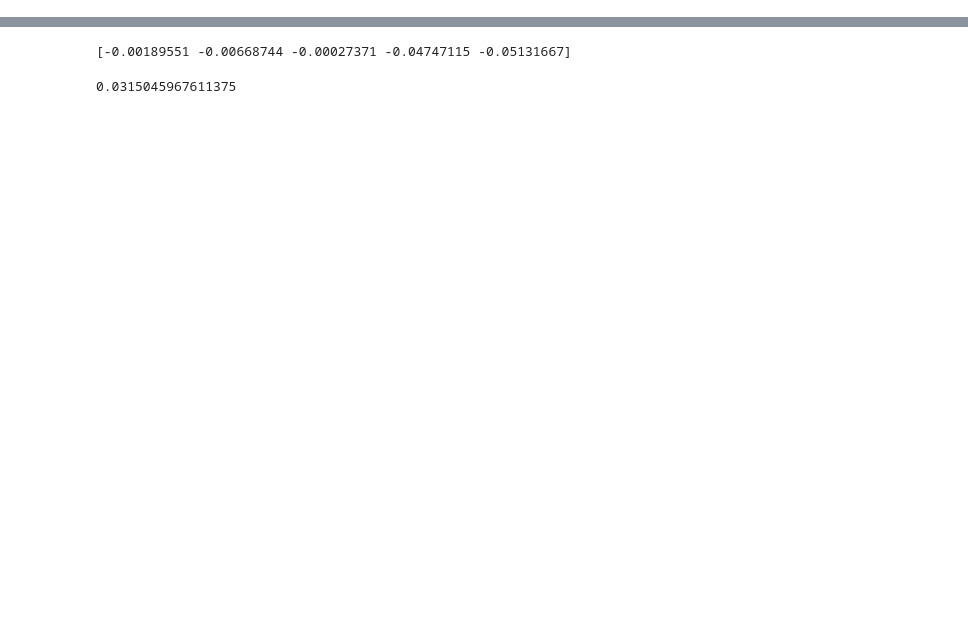
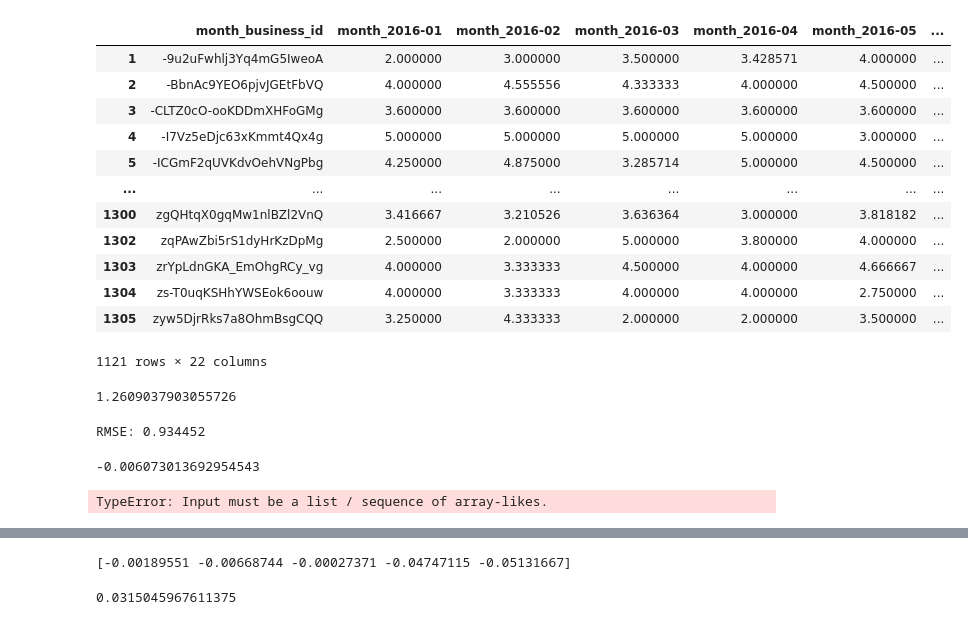
Before and after one commit to Joeyzect/Analytics_Edge_2022, a Jupyter notebook: notebooks/00-joseph-exploration.ipynb, the cells around one changed output, grey strips where cells are left out. Drawn from its saved outputs; the diff is of its cells as text; code cells hidden in the pictures; blank space fills up the shorter version.

```diff
--- a/notebooks/00-joseph-exploration.ipynb
+++ b/notebooks/00-joseph-exploration.ipynb
@@ -37,0 +168,34 @@ neighborhoods = enc.fit_transform(business_data_2016['neighborhood'].values.resh
+# %%
+unstacked["q4_2016"] = unstacked[["month_2016-10", "month_2016-11", "month_2016-12"]].mean(axis=1)
+#repeat for other qs
+unstacked["q3_2016"] = unstacked[["month_2016-07", "month_2016-08", "month_2016-09"]].mean(axis=1)
+unstacked["q2_2016"] = unstacked[["month_2016-04", "month_2016-05", "month_2016-06"]].mean(axis=1)
+unstacked["q1_2016"] = unstacked[["month_2016-01", "month_2016-02", "month_2016-03"]].mean(axis=1)
+
+unstacked["h1_2016"] = unstacked[["month_2016-01", "month_2016-02", "month_2016-03", "month_2016-04", "month_2016-05", "month_2016-06"]].mean(axis=1)
+unstacked["h2_2016"] = unstacked[["month_2016-07", "month_2016-08", "month_2016-09", "month_2016-10", "month_2016-11", "month_2016-12"]].mean(axis=1)
+unstacked["year_2016"] = unstacked[["month_2016-01", "month_2016-02", "month_2016-03", "month_2016-04", "month_2016-05", "month_2016-06", "month_2016-07", "month_2016-08", "month_2016-09", "month_2016-10", "month_2016-11", "month_2016-12"]].mean(axis=1)
+# %%
+jan_2017_star = reviews[reviews['date'].str.contains('2017-01')].groupby('business_id')['stars'].mean().reset_index().rename(columns={'stars':'jan_2017_star'})
+
+q1_2017_star = reviews[reviews['date'].str.contains('2017-01') | reviews['date'].str.contains('2017-02') | reviews['date'].str.contains('2017-03')].groupby('business_id')['stars'].mean().reset_index().rename(columns={'stars':'q1_2017_star'})
+# %%
+final_dataset = unstacked.merge(jan_2017_star, left_on="month_business_id", right_on="business_id", how="left")
+# %%
+final_dataset = final_dataset[~final_dataset['jan_2017_star'].isnull()]
+# %%
+final_dataset
+# %% [output]
+|  | month_business_id | month_2016-01 | month_2016-02 | month_2016-03 | month_2016-04 | month_2016-05 | ... |
+| 1 | -9u2uFwhlj3Yq4mG5IweoA | 2.000000 | 3.000000 | 3.500000 | 3.428571 | 4.000000 | ... |
+| 2 | -BbnAc9YEO6pjvJGEtFbVQ | 4.000000 | 4.555556 | 4.333333 | 4.000000 | 4.500000 | ... |
+| 3 | -CLTZ0cO-ooKDDmXHFoGMg | 3.600000 | 3.600000 | 3.600000 | 3.600000 | 3.600000 | ... |
+| 4 | -I7Vz5eDjc63xKmmt4Qx4g | 5.000000 | 5.000000 | 5.000000 | 5.000000 | 3.000000 | ... |
+| 5 | -ICGmF2qUVKdvOehVNgPbg | 4.250000 | 4.875000 | 3.285714 | 5.000000 | 4.500000 | ... |
+| ... | ... | ... | ... | ... | ... | ... | ... |
+| 1300 | zgQHtqX0gqMw1nlBZl2VnQ | 3.416667 | 3.210526 | 3.636364 | 3.000000 | 3.818182 | ... |
+| 1302 | zqPAwZbi5rS1dyHrKzDpMg | 2.500000 | 2.000000 | 5.000000 | 3.800000 | 4.000000 | ... |
+| 1303 | zrYpLdnGKA_EmOhgRCy_vg | 4.000000 | 3.333333 | 4.500000 | 4.000000 | 4.666667 | ... |
+| 1304 | zs-T0uqKSHhYWSEok6oouw | 4.000000 | 3.333333 | 4.000000 | 4.000000 | 2.750000 | ... |
+| 1305 | zyw5DjrRks7a8OhmBsgCQQ | 3.250000 | 4.333333 | 2.000000 | 2.000000 | 3.500000 | ... |
+1121 rows × 22 columns
@@ -37,0 +206,36 @@ neighborhoods = enc.fit_transform(business_data_2016['neighborhood'].values.resh
+# %%
+#model where we just predict month_2016_12
+from sklearn.metrics import mean_squared_error
+mean_squared_error(y_test, X_test['month_2016-12'])
+# %% [output]
+1.2609037903055726
+# %%
+#train xgboost model
+
+import xgboost as xgb
+from sklearn.metrics import mean_squared_error
+import numpy as np
+
+data_dmatrix = xgb.DMatrix(data=X_train,label=y_train)
+
+xg_reg = xgb.XGBRegressor()
+xg_reg.fit(X_train,y_train)
+
+preds = xg_reg.predict(X_test)
+
+rmse = np.sqrt(mean_squared_error(y_test, preds))
+
+print("RMSE: %f" % (rmse))
+# %% [output]
+RMSE: 0.934452
+# %%
+#get rsquared
+
+from sklearn.metrics import r2_score
+r2_score(y_test, preds)
+# %% [output]
+-0.006073013692954543
+# %%
+pd.MultiIndex.from_arrays(one_test['business_id'].unique(), np.array(pd.date_range(start='2016-01-01', end='2017-01-01', freq='M')))
+# %% [output]
+TypeError: Input must be a list / sequence of array-likes.
```
Also changed, not shown: parts of 32 cells of this notebook, 1 other file.
